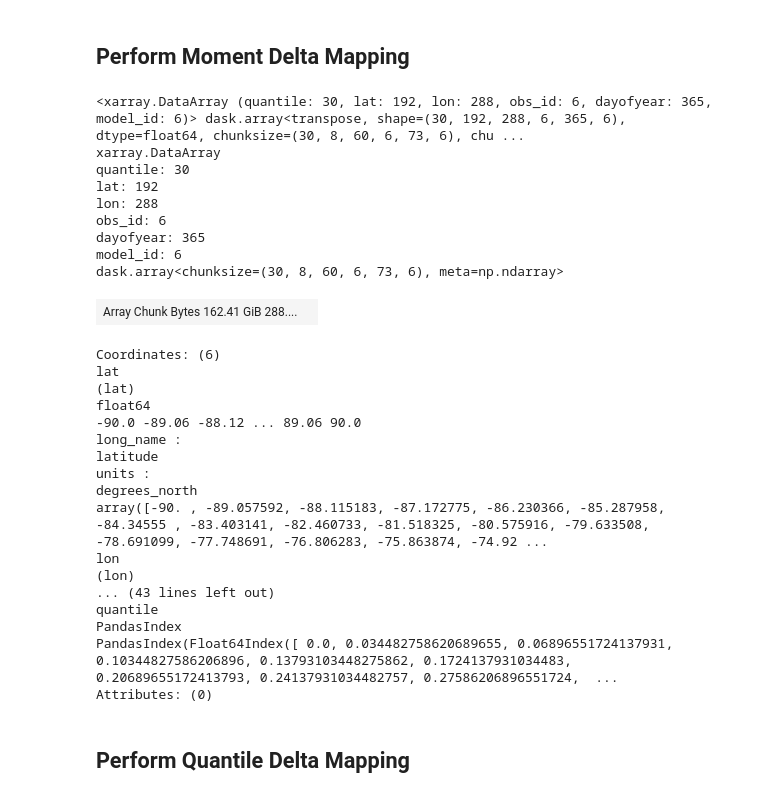
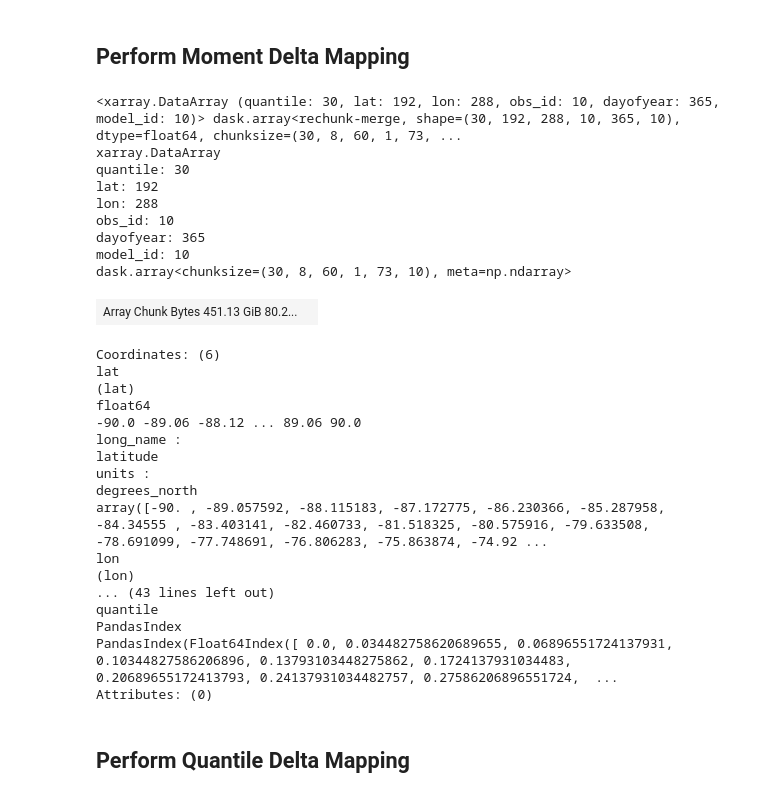
Before and after one commit to hrhampapura/moment_delta_mapping, a Jupyter notebook: lens_analysis/notebooks_final/Detrended/mdm_qdm.ipynb, the cells around one changed output. Drawn from its saved outputs; the diff is of its cells as text; code cells hidden in the pictures.

```diff
--- a/lens_analysis/notebooks_final/Detrended/mdm_qdm.ipynb
+++ b/lens_analysis/notebooks_final/Detrended/mdm_qdm.ipynb
@@ -186,7 +187,7 @@ To avoid creating the large chunks, set the option
 total_range = list(range(1, 100))
 
 # Generate the first list of N unique random numbers
-N = 2
+N = 8
 random.seed(42)
 model_list = random.sample(total_range, N)
 
@@ -196,8 +197,8 @@ remaining_range = [num for num in total_range if num not in model_list]
 # Generate the second list of 10 unique random numbers from the remaining numbers
 obs_list = random.sample(remaining_range, N)
 
-model_list = model_list + [99,0,1,2]
-obs_list   = obs_list + [0,1,2,99]
+model_list = model_list + [99,0]
+obs_list   = obs_list + [0,99]
 
 # Pair the numbers together
 paired_numbers = list(zip(model_list, obs_list))
@@ -317,19 +294,20 @@ Attributes: (0)
 pi_mdm  = implement_mdm(pi_obs,pi_mmean,eoc_mmean,pi_mstd,eoc_mstd)
 # %%
 qpi_mdm = compute_quantiles(pi_mdm)
-qpi_mdm = qpi_mdm.chunk({'obs_id':-1})
+#qpi_mdm = qpi_mdm.chunk({'obs_id':-1})
+qpi_mdm = qpi_mdm.chunk({'obs_id':1})
 qpi_mdm
 # %% [output]
-<xarray.DataArray (quantile: 30, lat: 192, lon: 288, obs_id: 6, dayofyear: 365, model_id: 6)> dask.array<transpose, shape=(30, 192, 288, 6, 365, 6), dtype=float64, chunksize=(30, 8, 60, 6, 73, 6), chu ...
+<xarray.DataArray (quantile: 30, lat: 192, lon: 288, obs_id: 10, dayofyear: 365, model_id: 10)> dask.array<rechunk-merge, shape=(30, 192, 288, 10, 365, 10), dtype=float64, chunksize=(30, 8, 60, 1, 73, ...
 xarray.DataArray
 quantile: 30
 lat: 192
 lon: 288
-obs_id: 6
+obs_id: 10
 dayofyear: 365
-model_id: 6
-dask.array<chunksize=(30, 8, 60, 6, 73, 6), meta=np.ndarray>
+model_id: 10
+dask.array<chunksize=(30, 8, 60, 1, 73, 10), meta=np.ndarray>
-| Array Chunk Bytes 162.41 GiB 288.... |  |
+| Array Chunk Bytes 451.13 GiB 80.2... |  |
 Coordinates: (6)
 lat
 (lat)
```
Also changed, not shown: parts of 52 cells of this notebook, 6 other files.
